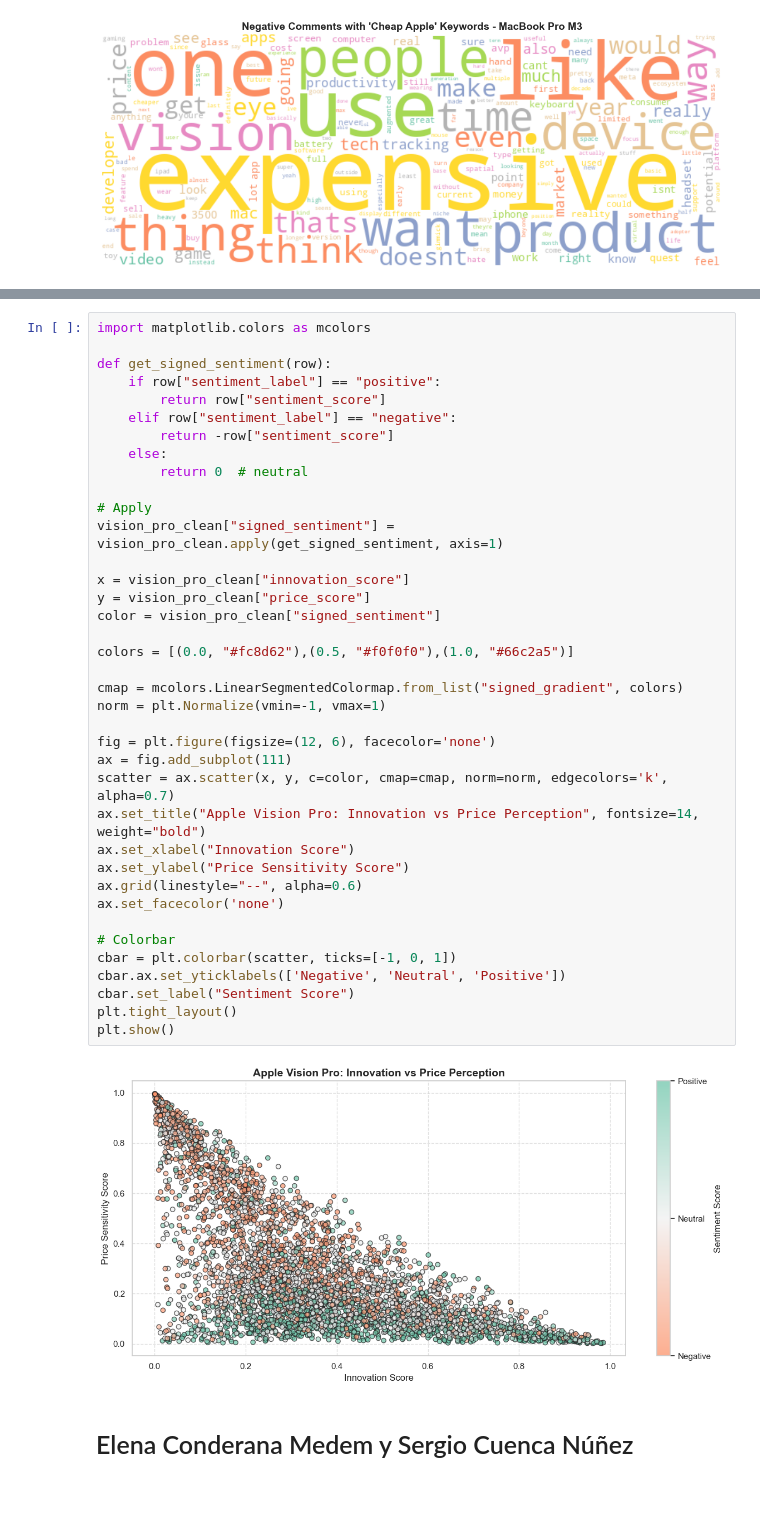
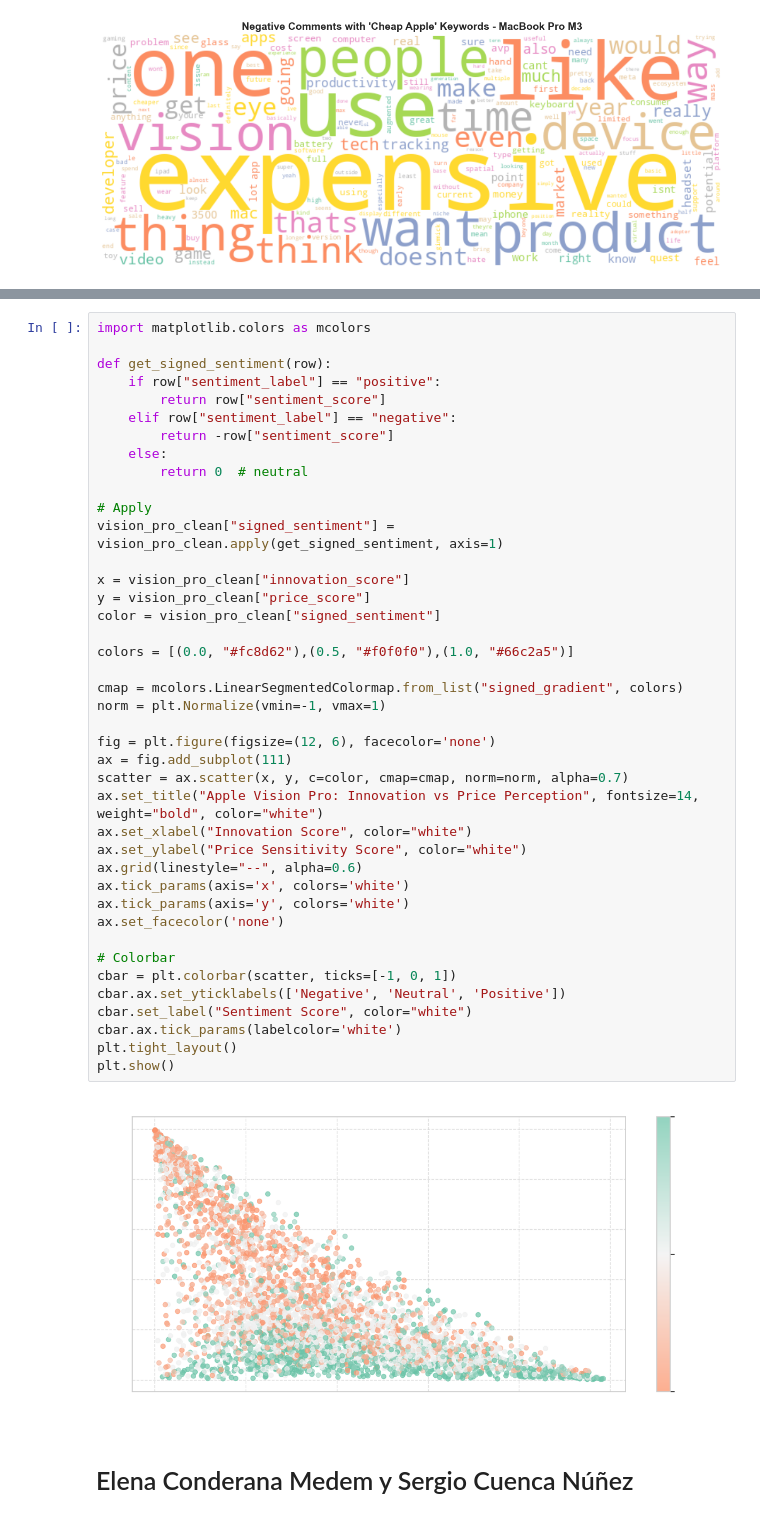
Before and after one commit to SergioCuencaNunez/asw-labs, a Jupyter notebook: project/project.ipynb, the cells around one changed output, grey strips where cells are left out. Saved outputs shown, nothing was run; the diff lists cells and outputs as text.

Commit message:
all graphs completed+

```diff
--- a/project/project.ipynb
+++ b/project/project.ipynb
@@ -2628,38 +2685,41 @@ def get_signed_sentiment(row):
     if row["sentiment_label"] == "positive":
         return row["sentiment_score"]
     elif row["sentiment_label"] == "negative":
         return -row["sentiment_score"]
     else:
         return 0  # neutral
 
 # Apply
 vision_pro_clean["signed_sentiment"] = vision_pro_clean.apply(get_signed_sentiment, axis=1)
 
 x = vision_pro_clean["innovation_score"]
 y = vision_pro_clean["price_score"]
 color = vision_pro_clean["signed_sentiment"]
 
 colors = [(0.0, "#fc8d62"),(0.5, "#f0f0f0"),(1.0, "#66c2a5")]
 
 cmap = mcolors.LinearSegmentedColormap.from_list("signed_gradient", colors)
 norm = plt.Normalize(vmin=-1, vmax=1)
 
 fig = plt.figure(figsize=(12, 6), facecolor='none')
 ax = fig.add_subplot(111)
-scatter = ax.scatter(x, y, c=color, cmap=cmap, norm=norm, edgecolors='k', alpha=0.7)
-ax.set_title("Apple Vision Pro: Innovation vs Price Perception", fontsize=14, weight="bold")
-ax.set_xlabel("Innovation Score")
-ax.set_ylabel("Price Sensitivity Score")
+scatter = ax.scatter(x, y, c=color, cmap=cmap, norm=norm, alpha=0.7)
+ax.set_title("Apple Vision Pro: Innovation vs Price Perception", fontsize=14, weight="bold", color="white")
+ax.set_xlabel("Innovation Score", color="white")
+ax.set_ylabel("Price Sensitivity Score", color="white")
 ax.grid(linestyle="--", alpha=0.6)
+ax.tick_params(axis='x', colors='white')
+ax.tick_params(axis='y', colors='white')
 ax.set_facecolor('none')
 
 # Colorbar
 cbar = plt.colorbar(scatter, ticks=[-1, 0, 1])
 cbar.ax.set_yticklabels(['Negative', 'Neutral', 'Positive'])
-cbar.set_label("Sentiment Score")
+cbar.set_label("Sentiment Score", color="white")
+cbar.ax.tick_params(labelcolor='white')
 plt.tight_layout()
 plt.show()
 # %% [output]
-[figure, old version]
+[figure, new version]
 # %% [markdown]
 ## <span style="font-family: Latin Modern Roman; font-size: 25px;"> Elena Conderana Medem y Sergio Cuenca Núñez </span>
```
Also changed, not shown: parts of 17 cells of this notebook.
